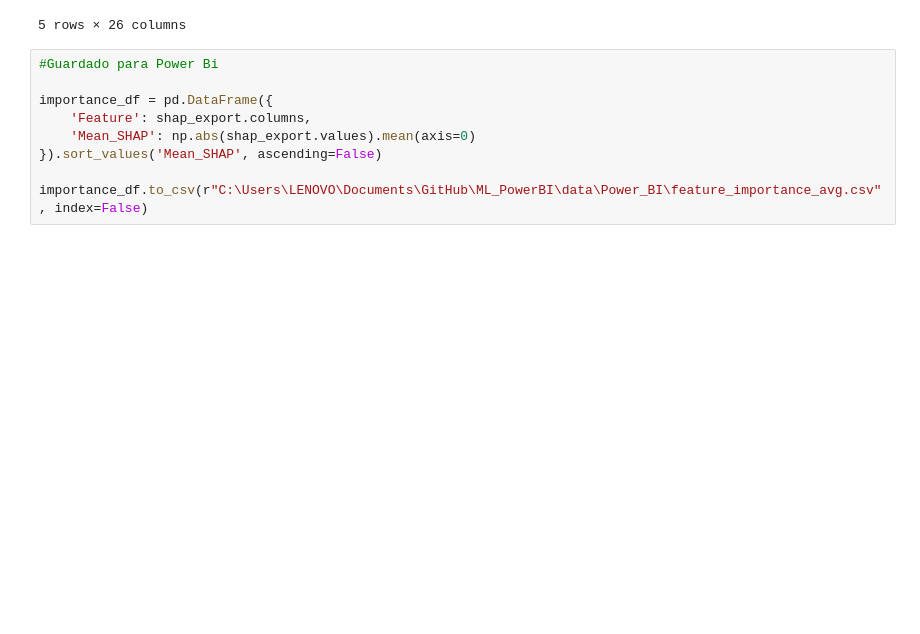
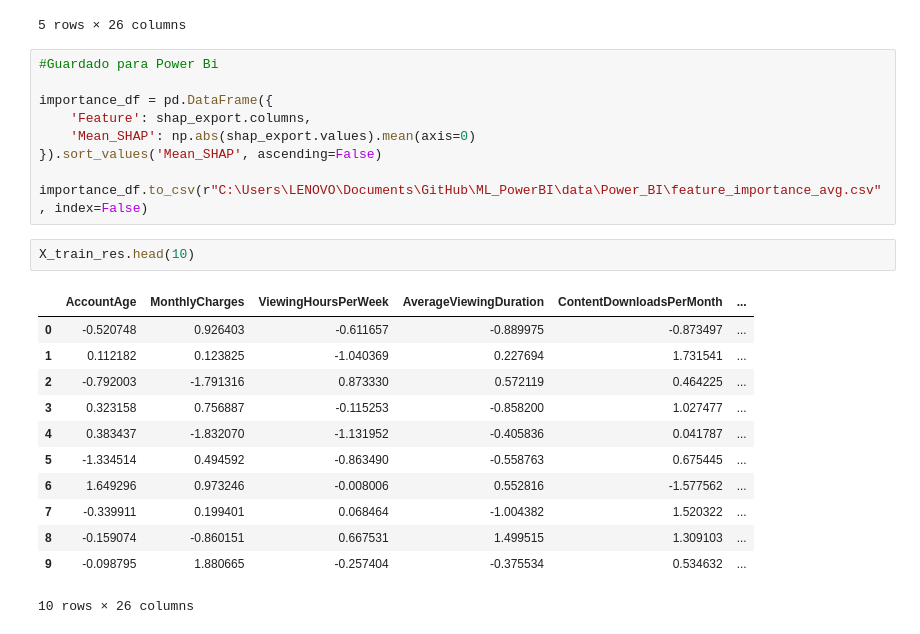
Before and after one commit to Rdorta08/ML_PowerBI, a Jupyter notebook: notebooks/04_SHAP_Interpretation.ipynb, the cells around one changed output. Cells and saved outputs as stored; diff of their text form; blank space fills up the shorter version.

```diff
--- a/notebooks/04_SHAP_Interpretation.ipynb
+++ b/notebooks/04_SHAP_Interpretation.ipynb
@@ -99,3 +99,18 @@ importance_df = pd.DataFrame({
 }).sort_values('Mean_SHAP', ascending=False)
 
 importance_df.to_csv(r"C:\Users\LENOVO\Documents\GitHub\ML_PowerBI\data\Power_BI\feature_importance_avg.csv", index=False)
+# %%
+X_train_res.head(10)
+# %% [output]
+|  | AccountAge | MonthlyCharges | ViewingHoursPerWeek | AverageViewingDuration | ContentDownloadsPerMonth | ... |
+| 0 | -0.520748 | 0.926403 | -0.611657 | -0.889975 | -0.873497 | ... |
+| 1 | 0.112182 | 0.123825 | -1.040369 | 0.227694 | 1.731541 | ... |
+| 2 | -0.792003 | -1.791316 | 0.873330 | 0.572119 | 0.464225 | ... |
+| 3 | 0.323158 | 0.756887 | -0.115253 | -0.858200 | 1.027477 | ... |
+| 4 | 0.383437 | -1.832070 | -1.131952 | -0.405836 | 0.041787 | ... |
+| 5 | -1.334514 | 0.494592 | -0.863490 | -0.558763 | 0.675445 | ... |
+| 6 | 1.649296 | 0.973246 | -0.008006 | 0.552816 | -1.577562 | ... |
+| 7 | -0.339911 | 0.199401 | 0.068464 | -1.004382 | 1.520322 | ... |
+| 8 | -0.159074 | -0.860151 | 0.667531 | 1.499515 | 1.309103 | ... |
+| 9 | -0.098795 | 1.880665 | -0.257404 | -0.375534 | 0.534632 | ... |
+10 rows × 26 columns
```
Also changed, not shown: parts of 1 cell of this notebook.
